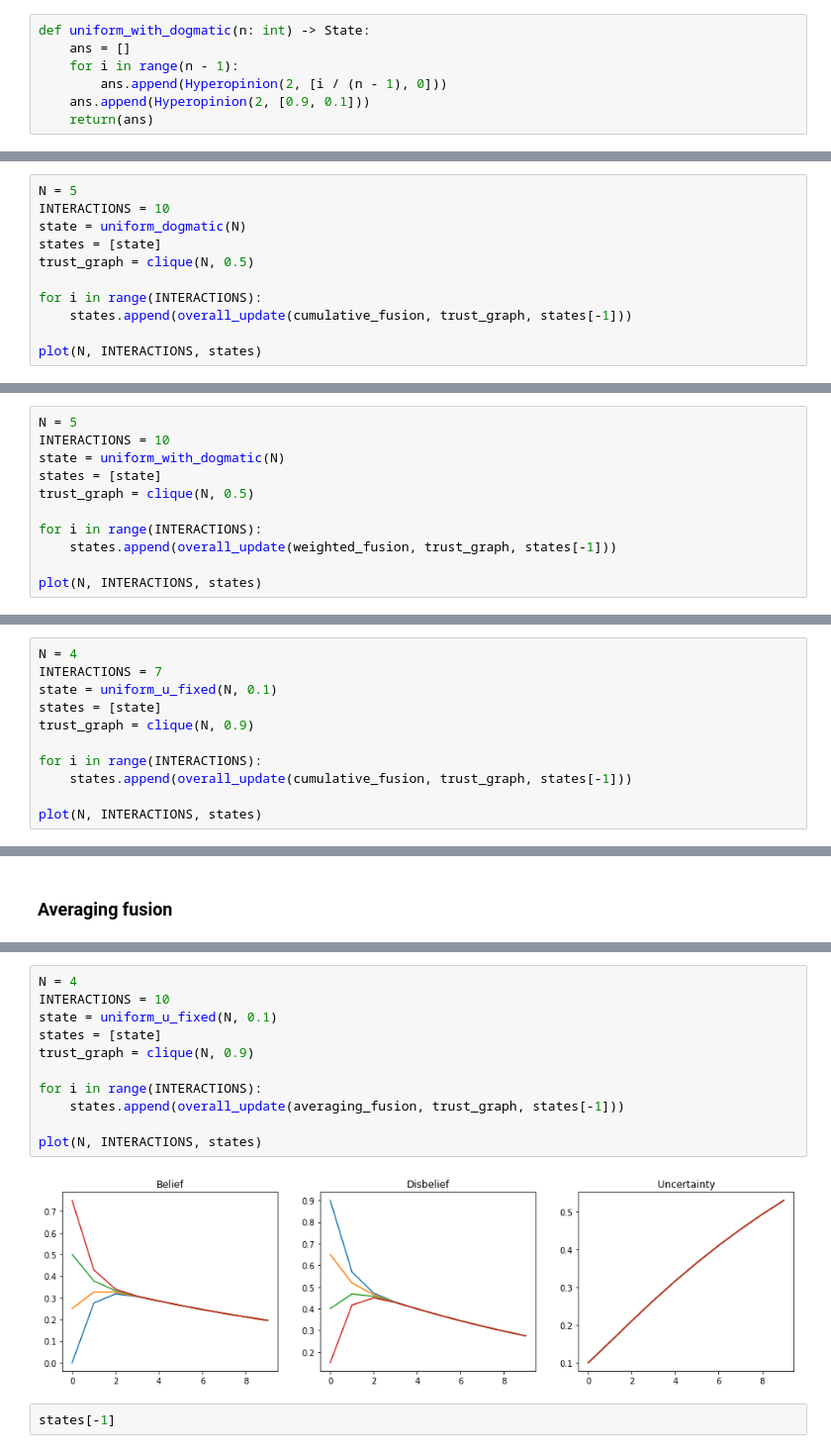
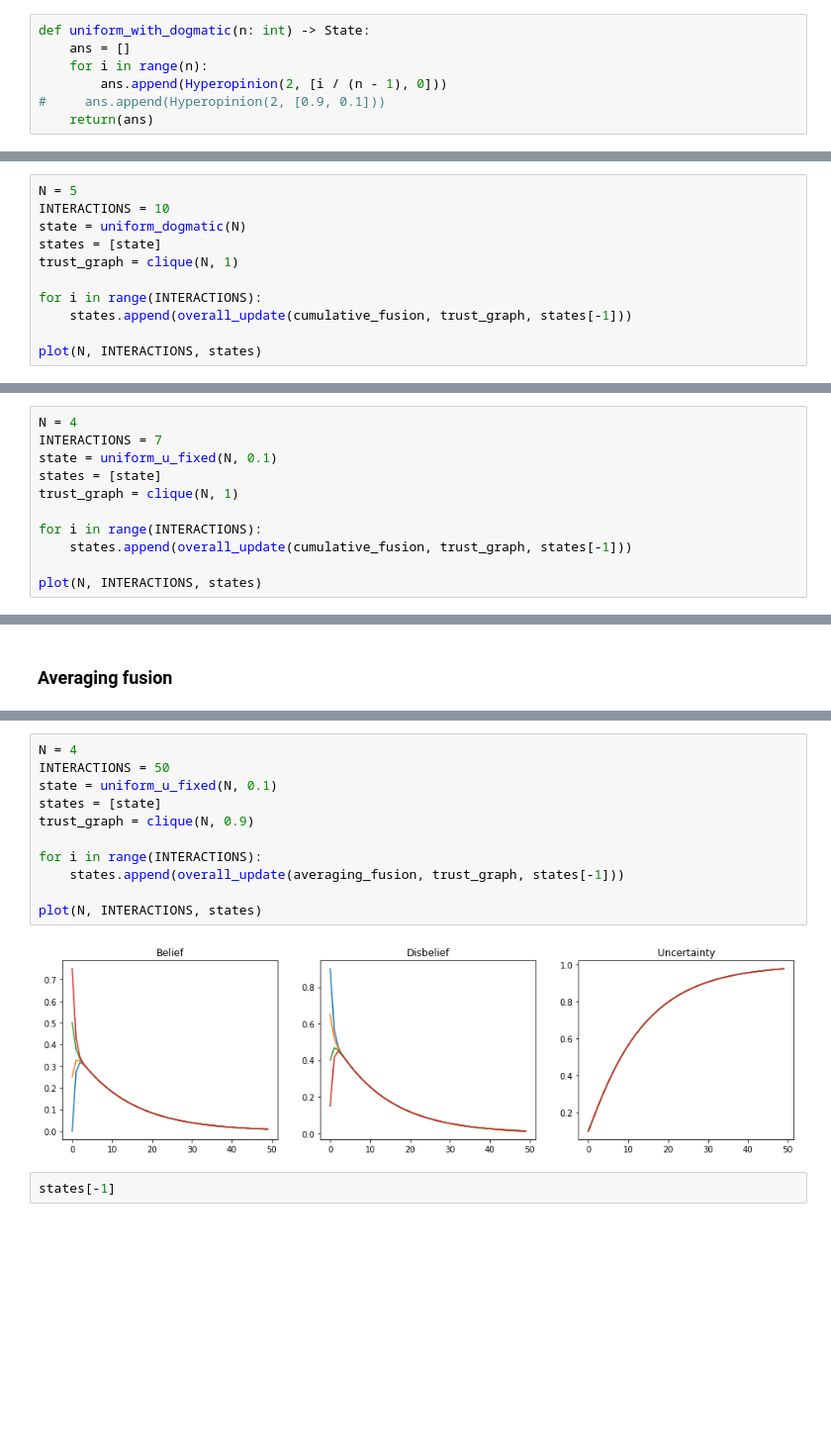
Before and after one commit to josecoliveira/subjective-logic, a Jupyter notebook: Model.ipynb, the cells around one changed output, grey strips where cells are left out. Shown: that part at 99% size. Saved outputs shown, nothing was run; the diff lists cells and outputs as text; blank space fills up the shorter version.

```diff
--- a/Model.ipynb
+++ b/Model.ipynb
@@ -56,9 +60,9 @@ TrustArray = List['HyperopinionInterface']
 # %%
 def uniform_with_dogmatic(n: int) -> State:
     ans = []
-    for i in range(n - 1):
+    for i in range(n):
         ans.append(Hyperopinion(2, [i / (n - 1), 0]))
-    ans.append(Hyperopinion(2, [0.9, 0.1]))
+#     ans.append(Hyperopinion(2, [0.9, 0.1]))
     return(ans)
 # %%
 uniform_with_dogmatic(10)
@@ -236,7 +240,7 @@ N = 5
 INTERACTIONS = 10
 state = uniform_dogmatic(N)
 states = [state]
-trust_graph = clique(N, 0.5)
+trust_graph = clique(N, 1)
 
 for i in range(INTERACTIONS):
     states.append(overall_update(cumulative_fusion, trust_graph, states[-1]))
@@ -294,11 +305,0 @@ plot(N, INTERACTIONS, states)
-# %%
-N = 5
-INTERACTIONS = 10
-state = uniform_with_dogmatic(N)
-states = [state]
-trust_graph = clique(N, 0.5)
-
-for i in range(INTERACTIONS):
-    states.append(overall_update(weighted_fusion, trust_graph, states[-1]))
-
-plot(N, INTERACTIONS, states)
@@ -463,7 +462,7 @@ N = 4
 INTERACTIONS = 7
 state = uniform_u_fixed(N, 0.1)
 states = [state]
-trust_graph = clique(N, 0.9)
+trust_graph = clique(N, 1)
 
 for i in range(INTERACTIONS):
     states.append(overall_update(cumulative_fusion, trust_graph, states[-1]))
@@ -483,16 +484,16 @@ states[-1]
 # %%
 N = 4
-INTERACTIONS = 10
+INTERACTIONS = 50
 state = uniform_u_fixed(N, 0.1)
 states = [state]
 trust_graph = clique(N, 0.9)
 
 for i in range(INTERACTIONS):
     states.append(overall_update(averaging_fusion, trust_graph, states[-1]))
 
 plot(N, INTERACTIONS, states)
 # %% [output]
-[figure, old version]
+[figure, new version]
 # %%
 states[-1]
 # %% [output]
```
Also changed, not shown: parts of 10 cells of this notebook.
